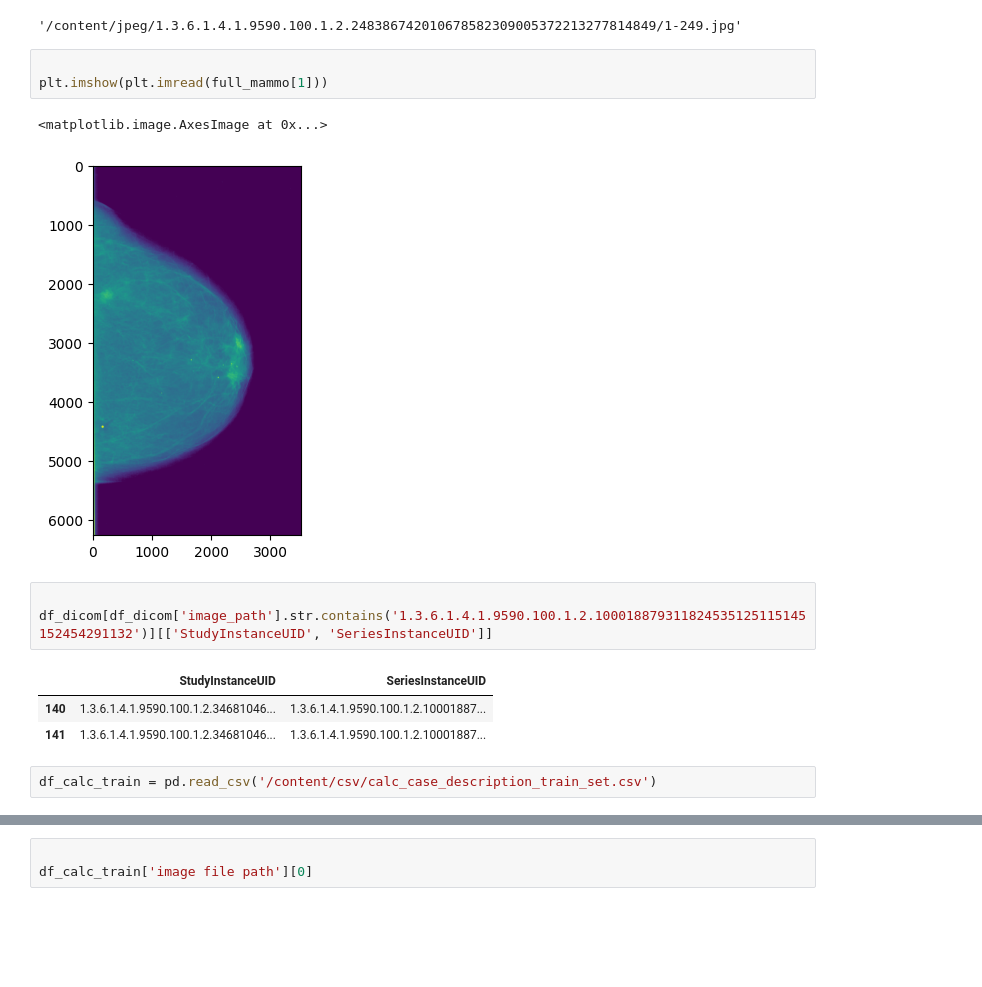
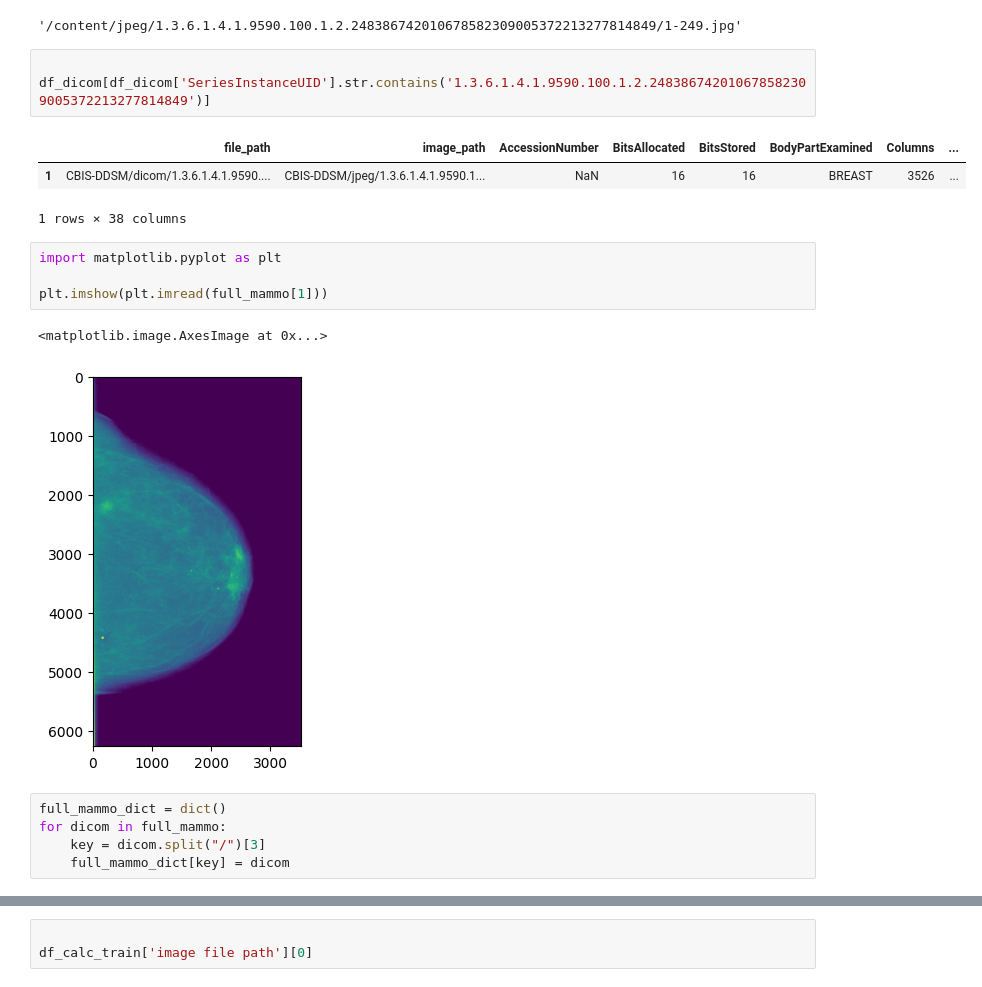
Before and after one commit to nandaw/medgemma_experiments, a Jupyter notebook: notebooks/fine_tune_with_hugging_face.ipynb, the cells around one changed output, grey strips where cells are left out. Cells and saved outputs as stored; diff of their text form; blank space fills up the shorter version.

```diff
--- a/notebooks/fine_tune_with_hugging_face.ipynb
+++ b/notebooks/fine_tune_with_hugging_face.ipynb
@@ -224,18 +213,22 @@ full_mammo = full_mammo.replace('CBIS-DDSM/', imdir, regex=True)
 full_mammo[1]
 # %% [output]
 '/content/jpeg/1.3.6.1.4.1.9590.100.1.2.248386742010678582309005372213277814849/1-249.jpg'
+# %%
+
+df_dicom[df_dicom['SeriesInstanceUID'].str.contains('1.3.6.1.4.1.9590.100.1.2.248386742010678582309005372213277814849')]
+# %% [output]
+|  | file_path | image_path | AccessionNumber | BitsAllocated | BitsStored | BodyPartExamined | Columns | ... |
+| 1 | CBIS-DDSM/dicom/1.3.6.1.4.1.9590.... | CBIS-DDSM/jpeg/1.3.6.1.4.1.9590.1... | NaN | 16 | 16 | BREAST | 3526 | ... |
+1 rows × 38 columns
 # %%
+import matplotlib.pyplot as plt
 
 plt.imshow(plt.imread(full_mammo[1]))
 # %% [output]
 <matplotlib.image.AxesImage at 0x...>
 [figure]
-# %%
-
-df_dicom[df_dicom['image_path'].str.contains('1.3.6.1.4.1.9590.100.1.2.100018879311824535125115145152454291132')][['StudyInstanceUID', 'SeriesInstanceUID']]
-# %% [output]
-|  | StudyInstanceUID | SeriesInstanceUID |
-| 140 | 1.3.6.1.4.1.9590.100.1.2.34681046... | 1.3.6.1.4.1.9590.100.1.2.10001887... |
-| 141 | 1.3.6.1.4.1.9590.100.1.2.34681046... | 1.3.6.1.4.1.9590.100.1.2.10001887... |
-# %%
-df_calc_train = pd.read_csv('/content/csv/calc_case_description_train_set.csv')
+# %%
+full_mammo_dict = dict()
+for dicom in full_mammo:
+    key = dicom.split("/")[3]
+    full_mammo_dict[key] = dicom
```
Also changed, not shown: parts of 12 cells of this notebook.
